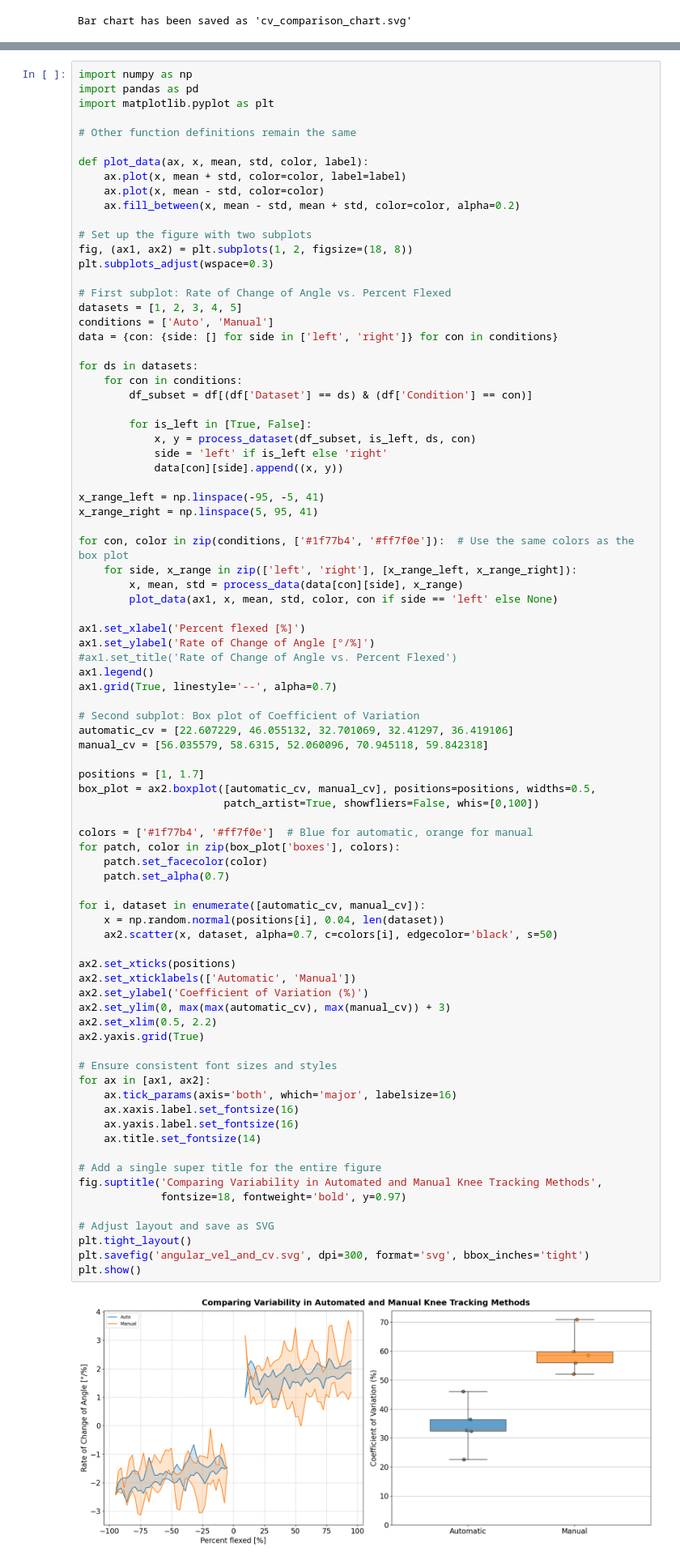
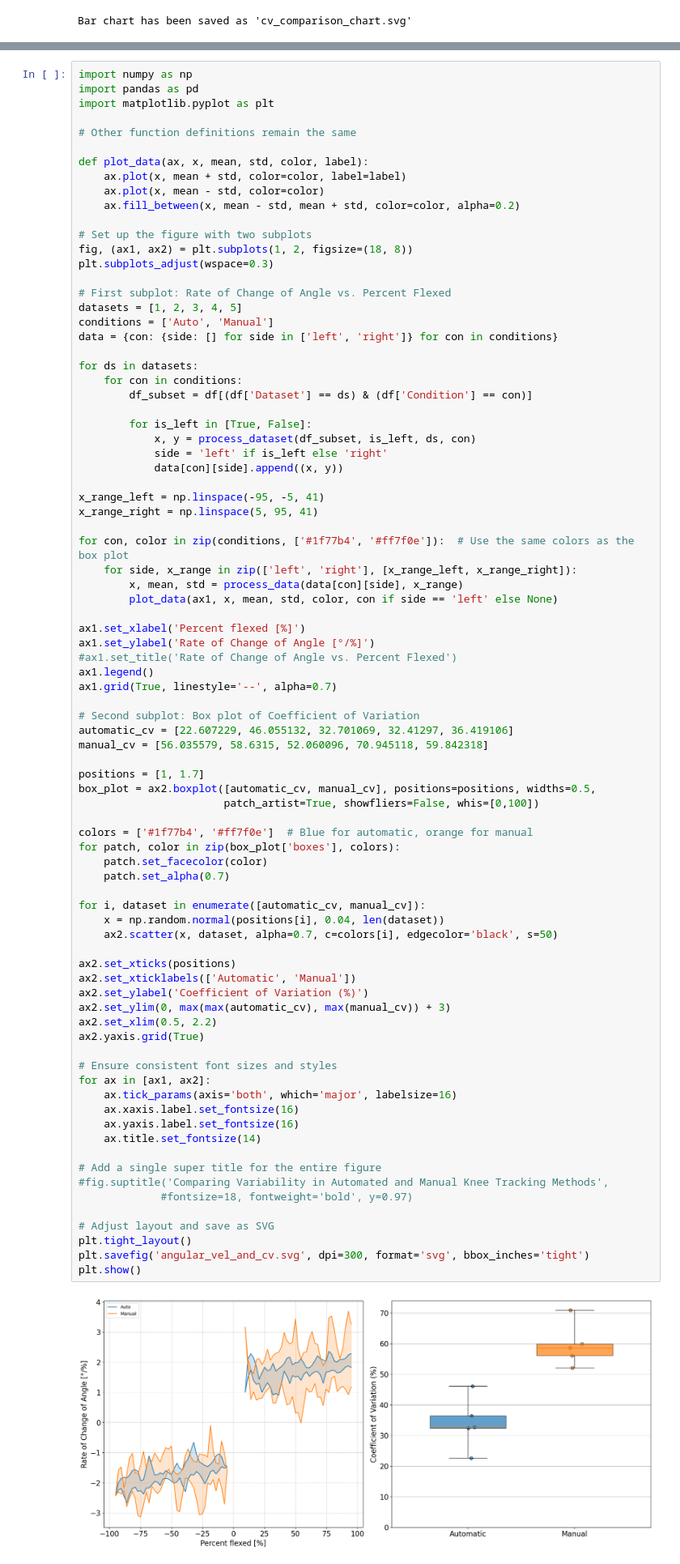
Before and after one commit to nepalaayush/thesis_new, a Jupyter notebook: manuscript/master_df_inverted.ipynb, the cells around one changed output, grey strips where cells are left out. Shown: that part at 81% size. Saved outputs shown, nothing was run; the diff lists cells and outputs as text.

```diff
--- a/manuscript/master_df_inverted.ipynb
+++ b/manuscript/master_df_inverted.ipynb
@@ -609,33 +609,33 @@ box_plot = ax2.boxplot([automatic_cv, manual_cv], positions=positions, widths=0.
 colors = ['#1f77b4', '#ff7f0e']  # Blue for automatic, orange for manual
 for patch, color in zip(box_plot['boxes'], colors):
     patch.set_facecolor(color)
     patch.set_alpha(0.7)
 
 for i, dataset in enumerate([automatic_cv, manual_cv]):
     x = np.random.normal(positions[i], 0.04, len(dataset))
     ax2.scatter(x, dataset, alpha=0.7, c=colors[i], edgecolor='black', s=50)
 
 ax2.set_xticks(positions)
 ax2.set_xticklabels(['Automatic', 'Manual'])
 ax2.set_ylabel('Coefficient of Variation (%)')
 ax2.set_ylim(0, max(max(automatic_cv), max(manual_cv)) + 3)
 ax2.set_xlim(0.5, 2.2)
 ax2.yaxis.grid(True)
 
 # Ensure consistent font sizes and styles
 for ax in [ax1, ax2]:
     ax.tick_params(axis='both', which='major', labelsize=16)
     ax.xaxis.label.set_fontsize(16)
     ax.yaxis.label.set_fontsize(16)
     ax.title.set_fontsize(14)
 
 # Add a single super title for the entire figure
-fig.suptitle('Comparing Variability in Automated and Manual Knee Tracking Methods',
-             fontsize=18, fontweight='bold', y=0.97)
+#fig.suptitle('Comparing Variability in Automated and Manual Knee Tracking Methods',
+             #fontsize=18, fontweight='bold', y=0.97)
 
 # Adjust layout and save as SVG
 plt.tight_layout()
 plt.savefig('angular_vel_and_cv.svg', dpi=300, format='svg', bbox_inches='tight')
 plt.show()
 # %% [output]
-[figure, old version]
+[figure, new version]
```
Also changed, not shown: parts of 1 cell of this notebook, 15 other files.
